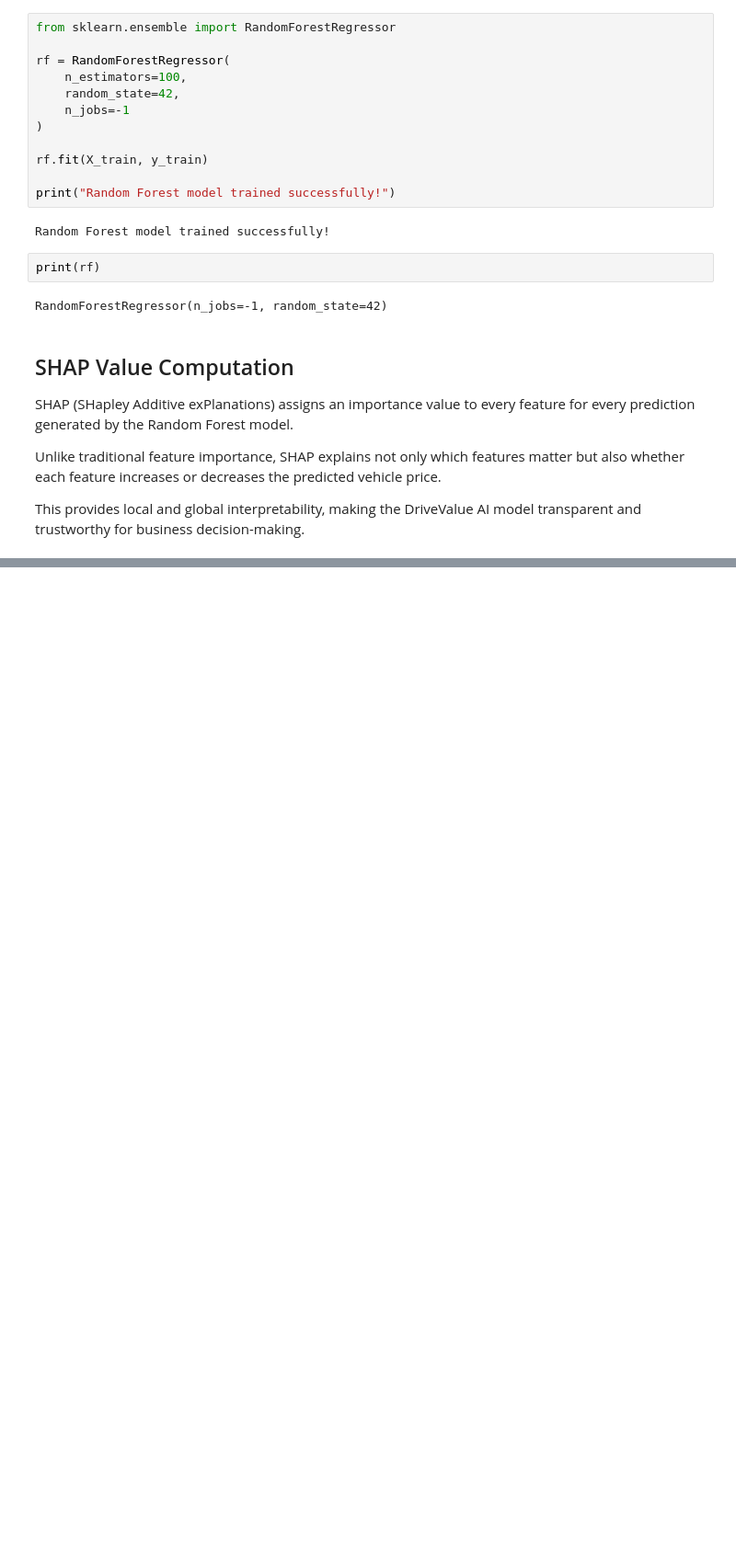
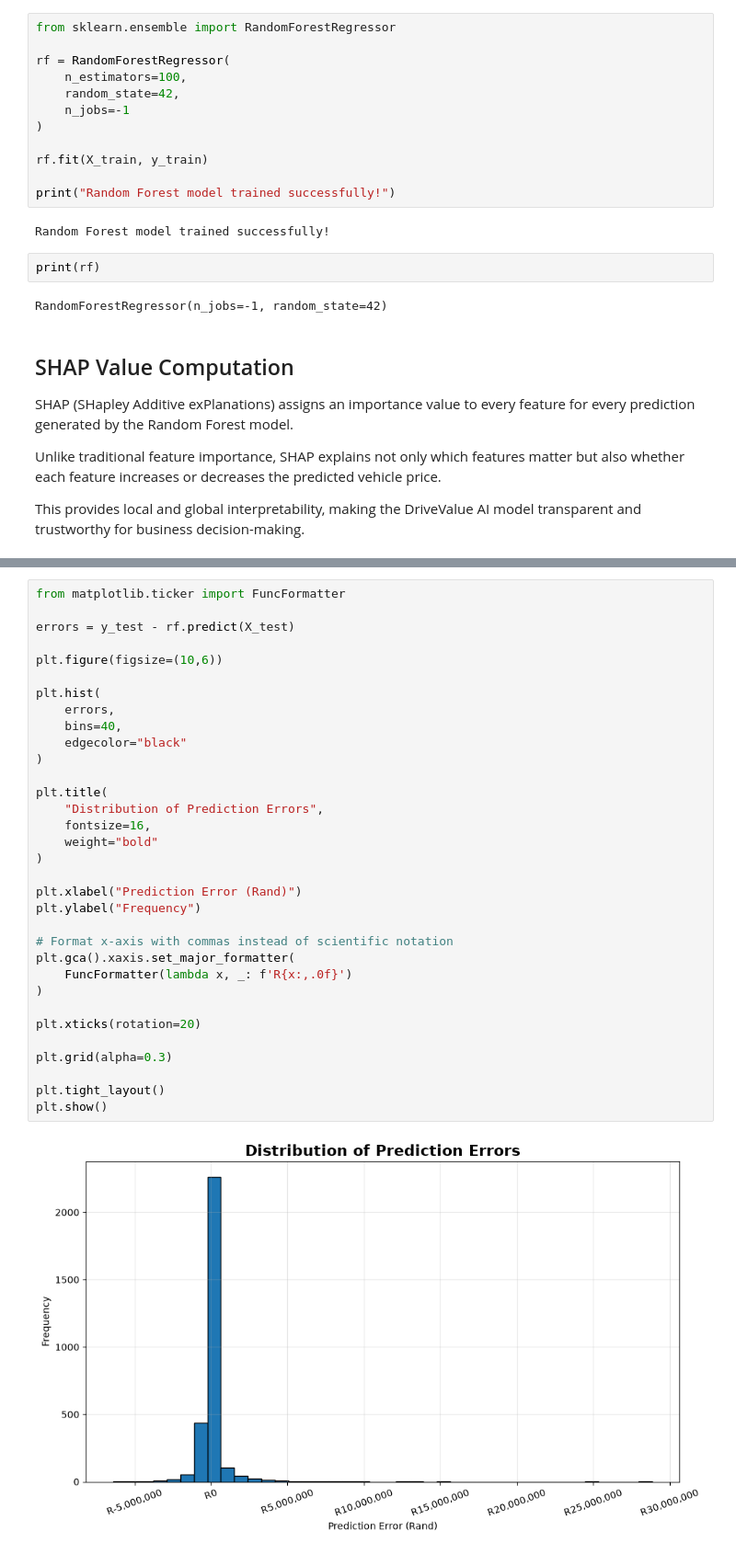
Before and after one commit to JacquaM/DriveValue-AI, a Jupyter notebook: notebooks/05_Model_Optimization_and_Explainability.ipynb, the cells around one changed output, grey strips where cells are left out. Shown at 92% size. Drawn from its saved outputs; the diff is of its cells as text; blank space fills up the shorter version.

```diff
--- a/notebooks/05_Model_Optimization_and_Explainability.ipynb
+++ b/notebooks/05_Model_Optimization_and_Explainability.ipynb
@@ -247,0 +413,35 @@ print("SHAP values calculated successfully!")
+# %%
+from matplotlib.ticker import FuncFormatter
+
+errors = y_test - rf.predict(X_test)
+
+plt.figure(figsize=(10,6))
+
+plt.hist(
+    errors,
+    bins=40,
+    edgecolor="black"
+)
+
+plt.title(
+    "Distribution of Prediction Errors",
+    fontsize=16,
+    weight="bold"
+)
+
+plt.xlabel("Prediction Error (Rand)")
+plt.ylabel("Frequency")
+
+# Format x-axis with commas instead of scientific notation
+plt.gca().xaxis.set_major_formatter(
+    FuncFormatter(lambda x, _: f'R{x:,.0f}')
+)
+
+plt.xticks(rotation=20)
+
+plt.grid(alpha=0.3)
+
+plt.tight_layout()
+plt.show()
+# %% [output]
+[figure, added]
```
Also changed, not shown: parts of 26 cells of this notebook, 2 other files.
